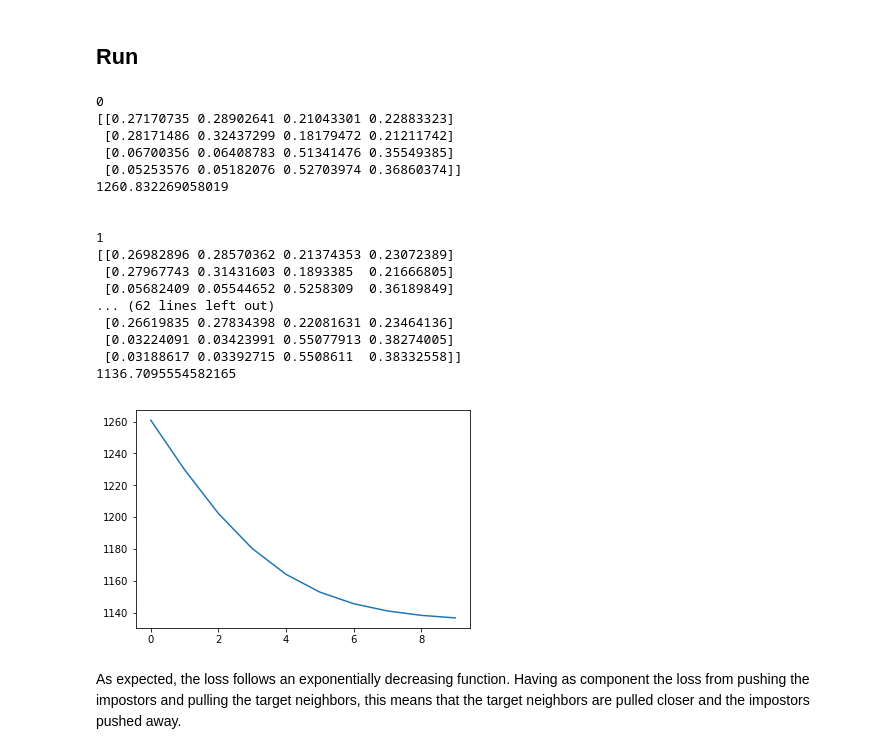
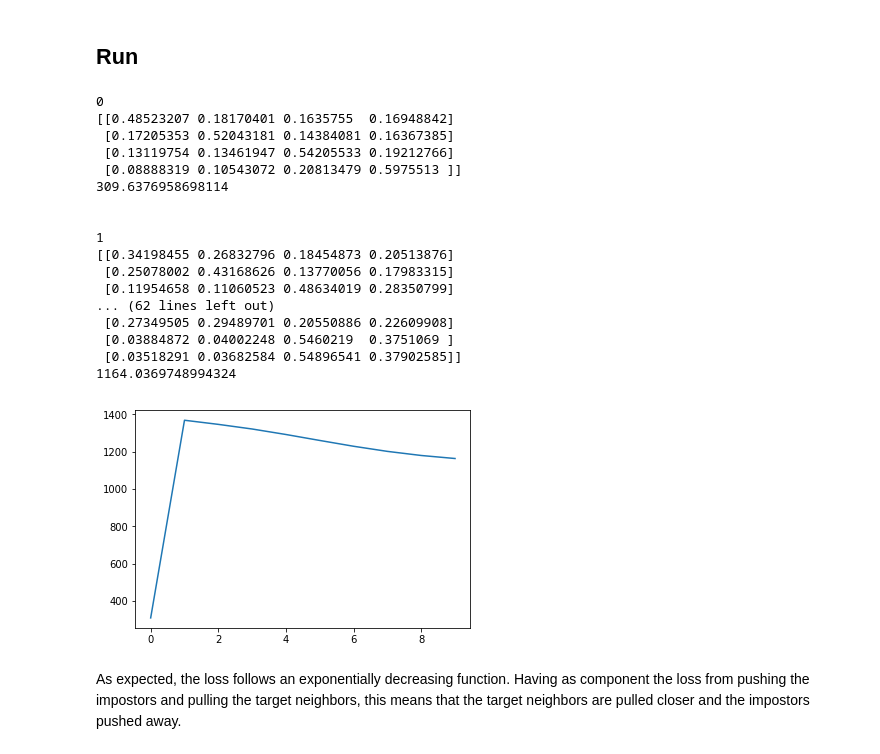
Before and after one commit to Holstrup/MetricLearning, a Jupyter notebook: MetricLearning/LMNN2.ipynb, the cells around one changed output. Saved outputs shown, nothing was run; the diff lists cells and outputs as text; code cells hidden in the pictures.

Commit message:
loss_function analysis and changes.

```diff
--- a/MetricLearning/LMNN2.ipynb
+++ b/MetricLearning/LMNN2.ipynb
@@ -152,18 +160,16 @@ These next functions, are made from looking at this [Paper](https://projet.liris
 # %%
-def gradient_function(X, Y, L_Matrix):
+def gradient_and_loss_function(X, Y, L_Matrix):
     D, D = np.shape(L_Matrix)
     gradient_matrix = np.zeros((D,D))
-    tot_loss = 0
     for alpha in range(D):
         for beta in range(D):
-            gradient_matrix[alpha, beta], loss = gradient_element(X, Y, L_Matrix, alpha, beta)
-            tot_loss += loss
+            gradient_matrix[alpha, beta], loss = gradient_and_loss_element(X, Y, L_Matrix, alpha, beta)
     return gradient_matrix, loss
 
-def gradient_element(X_Matrix, Y, L_Matrix, alpha, beta):
+def gradient_and_loss_element(X_Matrix, Y, L_Matrix, alpha, beta):
     global mu
     N, _ = np.shape(X_Matrix)
-    elem = 0
+    gradient = 0
     outer_sum = 0
     Inner_sum = 0
     loss = 0
@@ -175,20 +181,24 @@ def gradient_element(X_Matrix, Y, L_Matrix, alpha, beta):
             Lij = 2 * tauij * (X_Matrix[i, beta] - X_Matrix[j, beta]) - (tauij**2) * (X_Matrix[i, beta] + X_Matrix[j, beta])
             outer_sum += Lij
             for l_imposter in imposters:
-                tauik = tau_function(X_Matrix, L_Matrix, i, l_imposter, alpha)
-                Lik = 2 * tauik * (X_Matrix[i, beta] - X_Matrix[l_imposter, beta]) - (tauik**2) * (X_Matrix[i, beta] + X_Matrix[l_imposter, beta])
-                Inner_sum += Lij - Lik
+                if check(L, X_Matrix[i],  X_Matrix[j],  X_Matrix[l_imposter]):
+                    tauik = tau_function(X_Matrix, L_Matrix, i, l_imposter, alpha)
+                    Lik = 2 * tauik * (X_Matrix[i, beta] - X_Matrix[l_imposter, beta]) - (tauik**2) * (X_Matrix[i, beta] + X_Matrix[l_imposter, beta])
+                    Inner_sum += Lij - Lik
+                else:
+                    print(i, j, l_imposter)
+            # Calculate loss
+            loss += (1 - mu) * pull_loss(X_Matrix, L_Matrix, i, j) + mu * push_loss(X_Matrix, L_Matrix, i, j, imposters)
 
-            # Calculate loss
-            loss += outer_loss(X_Matrix, L_Matrix, i, j) + mu * inner_loss_function(X_Matrix, L_Matrix, i, j, imposters)
+    gradient = (1 - mu) * outer_sum + mu * Inner_sum
+    return gradient, loss
 
-    elem = (1 - mu) * outer_sum + mu * Inner_sum
-    return elem, loss
-
-def outer_loss(X_Matrix, L_Matrix, i, j):
+#Loss for pull
+def pull_loss(X_Matrix, L_Matrix, i, j):
     return chi_square_distance(L @ X_Matrix[i], L @ X_Matrix[j])
 
-def inner_loss_function(X_Matrix, L_Matrix, i, j, imposters):
+#Loss for push
+def push_loss(X_Matrix, L_Matrix, i, j, imposters):
     loss = 0
     for l_imposter in imposters:
         loss += max(0, l + chi_square_distance(L @ X_Matrix[i], L @ X_Matrix[j]) - chi_square_distance(L @ X_Matrix[i], L @ X_Matrix[l_imposter]))
@@ -323,38 +375,39 @@ Plots.plot_some_data(plot_items, plot_labels)
 # %%
 ITERATIONS = 10
 lossList = []
 
 for i in range(ITERATIONS):
     print(i)
-    # Gt = (1 - mu) * Pull(X_train, L) + mu * Push(X_train, L, y_train)
-    Gt, loss = gradient_function(X_train, y_train, L)
+#     Gt = (1 - mu) * Pull(X_train, L) + mu * Push(X_train, L, y_train)
+#     loss = loss_function(X_train, y_train, L)
+    Gt, loss = gradient_and_loss_function(X_train, y_train, L)
     lossList.append(loss)
     update_step(Gt)
     print(L)
     print(loss)
     print("\n")
 
 plt.plot(lossList, '-')
 plt.show()
 # %% [output]
 0
-[[0.27170735 0.28902641 0.21043301 0.22883323]
- [0.28171486 0.32437299 0.18179472 0.21211742]
- [0.06700356 0.06408783 0.51341476 0.35549385]
- [0.05253576 0.05182076 0.52703974 0.36860374]]
-1260.832269058019
+[[0.48523207 0.18170401 0.1635755  0.16948842]
+ [0.17205353 0.52043181 0.14384081 0.16367385]
+ [0.13119754 0.13461947 0.54205533 0.19212766]
+ [0.08888319 0.10543072 0.20813479 0.5975513 ]]
+309.6376958698114
 
 
 1
-[[0.26982896 0.28570362 0.21374353 0.23072389]
- [0.27967743 0.31431603 0.1893385  0.21666805]
- [0.05682409 0.05544652 0.5258309  0.36189849]
+[[0.34198455 0.26832796 0.18454873 0.20513876]
+ [0.25078002 0.43168626 0.13770056 0.17983315]
+ [0.11954658 0.11060523 0.48634019 0.28350799]
 ... (62 lines left out)
- [0.26619835 0.27834398 0.22081631 0.23464136]
- [0.03224091 0.03423991 0.55077913 0.38274005]
- [0.03188617 0.03392715 0.5508611  0.38332558]]
-1136.7095554582165
+ [0.27349505 0.29489701 0.20550886 0.22609908]
+ [0.03884872 0.04002248 0.5460219  0.3751069 ]
+ [0.03518291 0.03682584 0.54896541 0.37902585]]
+1164.0369748994324
-[figure, old version]
+[figure, new version]
 # %% [markdown]
 As expected, the loss follows an exponentially decreasing function. Having as component the loss from pushing the impostors and pulling the target neighbors, this means that the target neighbors are pulled closer and the impostors pushed away.
 # %% [markdown]
```
Also changed, not shown: parts of 13 cells of this notebook, 1 other file.
